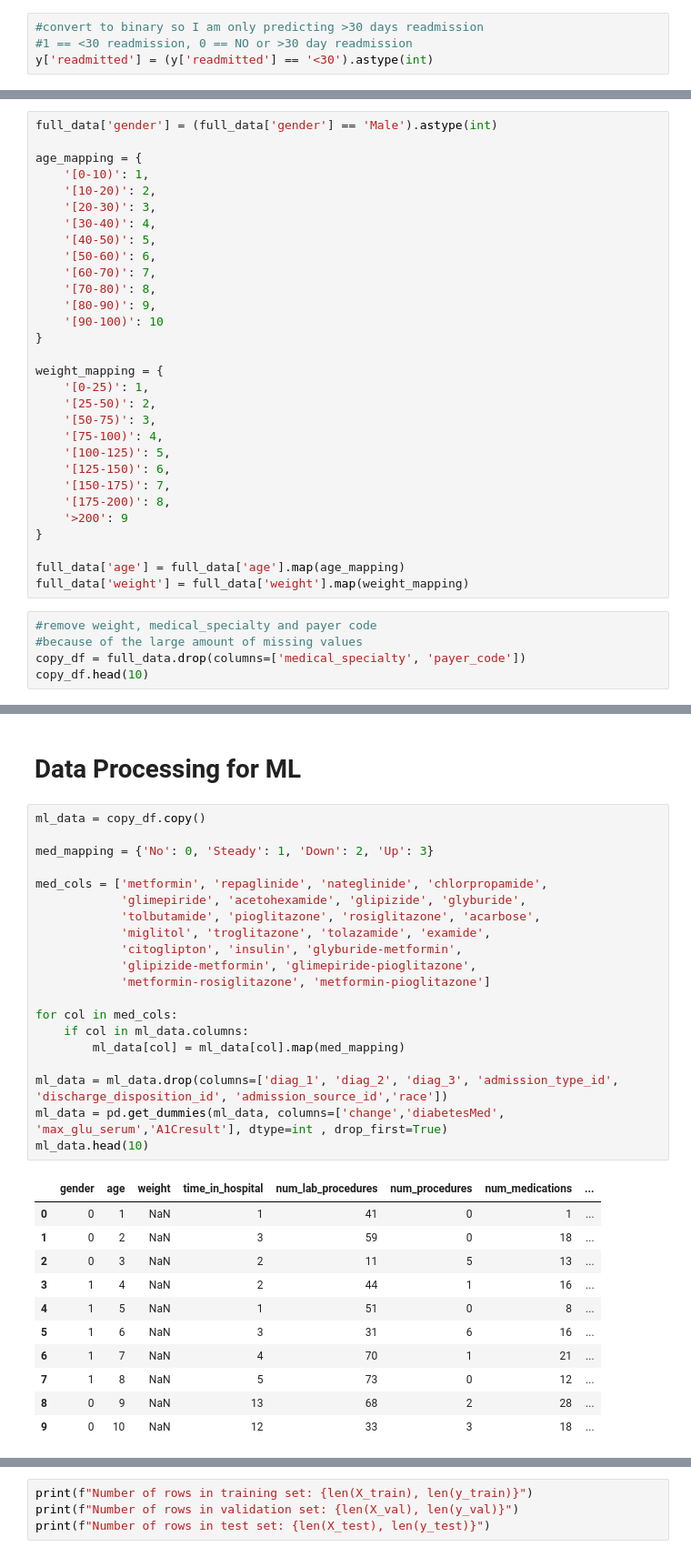
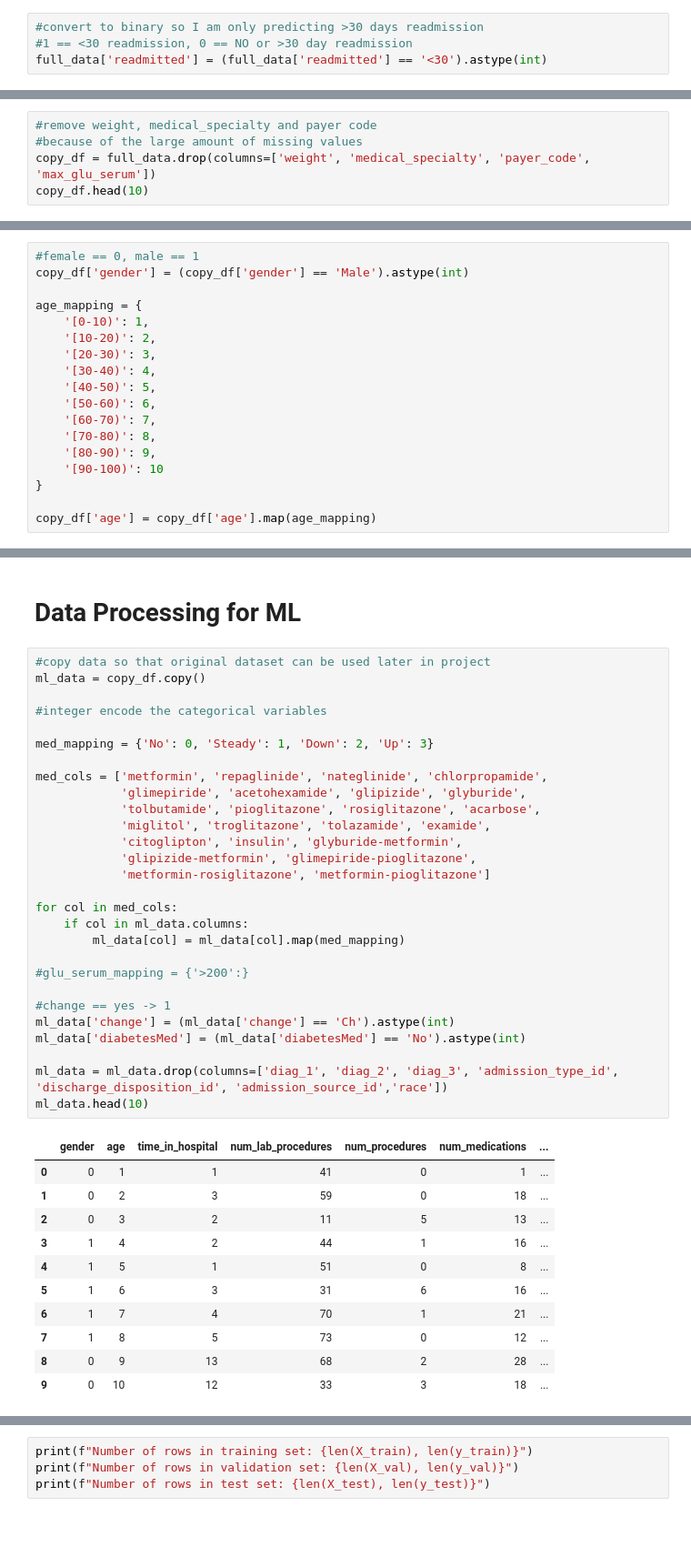
Before and after one commit to benly03/Hospital_readmission, a Jupyter notebook: Hospital_Readmission.ipynb, the cells around one changed output, grey strips where cells are left out. Shown at 91% size. Drawn from its saved outputs; the diff is of its cells as text; blank space fills up the shorter version.

```diff
--- a/Hospital_Readmission.ipynb
+++ b/Hospital_Readmission.ipynb
@@ -84,7 +79,7 @@ Length: 3, dtype: str
 # %%
 #convert to binary so I am only predicting >30 days readmission
 #1 == <30 readmission, 0 == NO or >30 day readmission
-y['readmitted'] = (y['readmitted'] == '<30').astype(int)
+full_data['readmitted'] = (full_data['readmitted'] == '<30').astype(int)
 # %%
 full_data.columns
 # %% [output]
@@ -198,3 +195,8 @@ race                  2.233555
 diag_3                1.398306
 diag_2                0.351787
 diag_1                0.020636
+# %%
+#remove weight, medical_specialty and payer code
+#because of the large amount of missing values
+copy_df = full_data.drop(columns=['weight', 'medical_specialty', 'payer_code', 'max_glu_serum'])
+copy_df.head(10)
@@ -201,5 +216,6 @@ diag_1                0.020636
 # %%
-full_data['gender'] = (full_data['gender'] == 'Male').astype(int)
+#female == 0, male == 1
+copy_df['gender'] = (copy_df['gender'] == 'Male').astype(int)
 
 age_mapping = {
     '[0-10)': 1,
@@ -214,22 +230,4 @@ age_mapping = {
     '[90-100)': 10
 }
 
-weight_mapping = {
-    '[0-25)': 1,
-    '[25-50)': 2,
-    '[50-75)': 3,
-    '[75-100)': 4,
-    '[100-125)': 5,
-    '[125-150)': 6,
-    '[150-175)': 7,
-    '[175-200)': 8,
-    '>200': 9
-}
-
-full_data['age'] = full_data['age'].map(age_mapping)
-full_data['weight'] = full_data['weight'].map(weight_mapping)
+copy_df['age'] = copy_df['age'].map(age_mapping)
-# %%
-#remove weight, medical_specialty and payer code
-#because of the large amount of missing values
-copy_df = full_data.drop(columns=['medical_specialty', 'payer_code'])
-copy_df.head(10)
@@ -265,34 +250,42 @@ np.True_
 # %% [markdown]
 # Data Processing for ML
 # %%
+#copy data so that original dataset can be used later in project
 ml_data = copy_df.copy()
+
+#integer encode the categorical variables
 
 med_mapping = {'No': 0, 'Steady': 1, 'Down': 2, 'Up': 3}
 
 med_cols = ['metformin', 'repaglinide', 'nateglinide', 'chlorpropamide',
             'glimepiride', 'acetohexamide', 'glipizide', 'glyburide',
             'tolbutamide', 'pioglitazone', 'rosiglitazone', 'acarbose',
             'miglitol', 'troglitazone', 'tolazamide', 'examide',
             'citoglipton', 'insulin', 'glyburide-metformin',
             'glipizide-metformin', 'glimepiride-pioglitazone',
             'metformin-rosiglitazone', 'metformin-pioglitazone']
 
 for col in med_cols:
     if col in ml_data.columns:
         ml_data[col] = ml_data[col].map(med_mapping)
 
+#glu_serum_mapping = {'>200':}
+
+#change == yes -> 1
+ml_data['change'] = (ml_data['change'] == 'Ch').astype(int)
+ml_data['diabetesMed'] = (ml_data['diabetesMed'] == 'No').astype(int)
+
 ml_data = ml_data.drop(columns=['diag_1', 'diag_2', 'diag_3', 'admission_type_id', 'discharge_disposition_id', 'admission_source_id','race'])
-ml_data = pd.get_dummies(ml_data, columns=['change','diabetesMed', 'max_glu_serum','A1Cresult'], dtype=int , drop_first=True)
 ml_data.head(10)
 # %% [output]
-|  | gender | age | weight | time_in_hospital | num_lab_procedures | num_procedures | num_medications | ... |
-| 0 | 0 | 1 | NaN | 1 | 41 | 0 | 1 | ... |
-| 1 | 0 | 2 | NaN | 3 | 59 | 0 | 18 | ... |
-| 2 | 0 | 3 | NaN | 2 | 11 | 5 | 13 | ... |
-| 3 | 1 | 4 | NaN | 2 | 44 | 1 | 16 | ... |
-| 4 | 1 | 5 | NaN | 1 | 51 | 0 | 8 | ... |
-| 5 | 1 | 6 | NaN | 3 | 31 | 6 | 16 | ... |
-| 6 | 1 | 7 | NaN | 4 | 70 | 1 | 21 | ... |
-| 7 | 1 | 8 | NaN | 5 | 73 | 0 | 12 | ... |
-| 8 | 0 | 9 | NaN | 13 | 68 | 2 | 28 | ... |
-| 9 | 0 | 10 | NaN | 12 | 33 | 3 | 18 | ... |
+|  | gender | age | time_in_hospital | num_lab_procedures | num_procedures | num_medications | ... |
+| 0 | 0 | 1 | 1 | 41 | 0 | 1 | ... |
+| 1 | 0 | 2 | 3 | 59 | 0 | 18 | ... |
+| 2 | 0 | 3 | 2 | 11 | 5 | 13 | ... |
+| 3 | 1 | 4 | 2 | 44 | 1 | 16 | ... |
+| 4 | 1 | 5 | 1 | 51 | 0 | 8 | ... |
+| 5 | 1 | 6 | 3 | 31 | 6 | 16 | ... |
+| 6 | 1 | 7 | 4 | 70 | 1 | 21 | ... |
+| 7 | 1 | 8 | 5 | 73 | 0 | 12 | ... |
+| 8 | 0 | 9 | 13 | 68 | 2 | 28 | ... |
+| 9 | 0 | 10 | 12 | 33 | 3 | 18 | ... |
```
Also changed, not shown: parts of 25 cells of this notebook.
